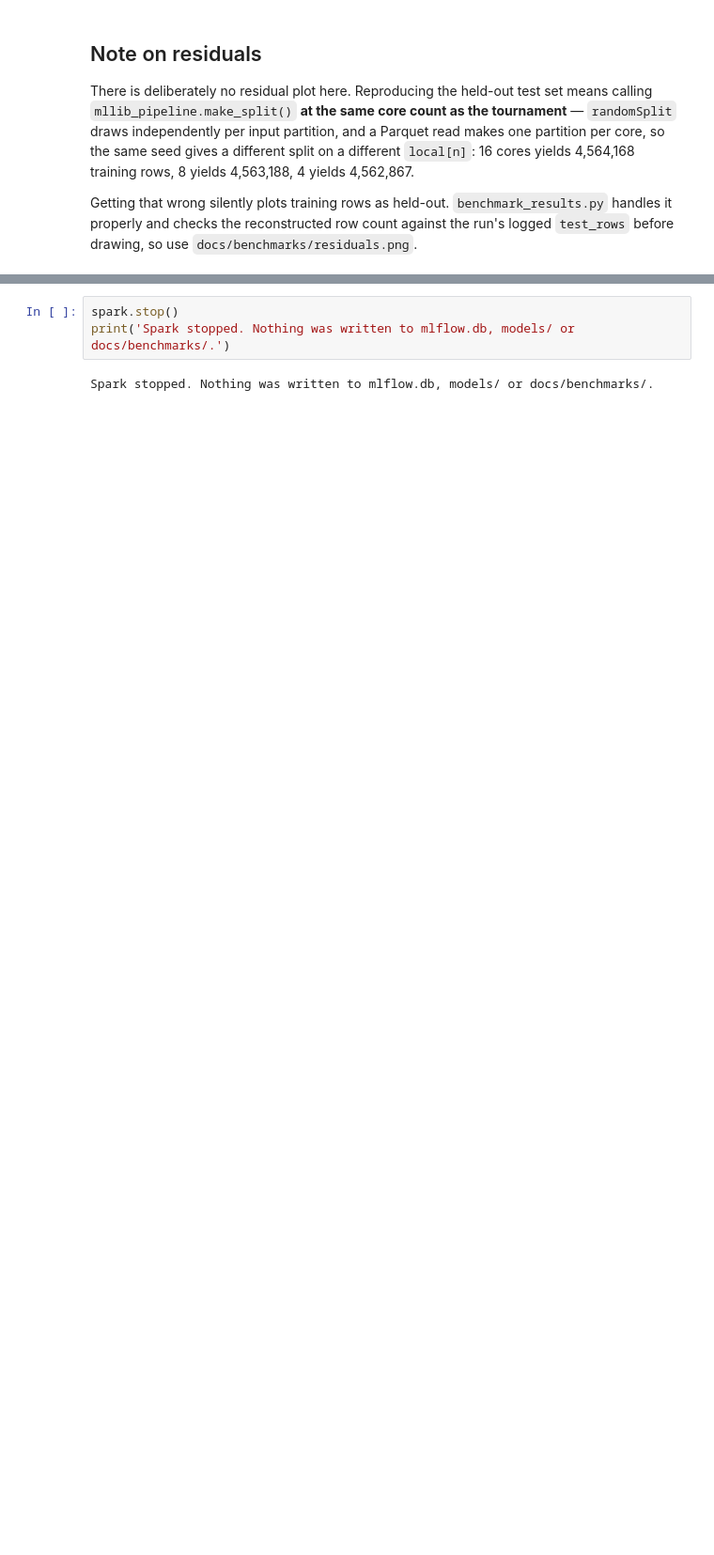
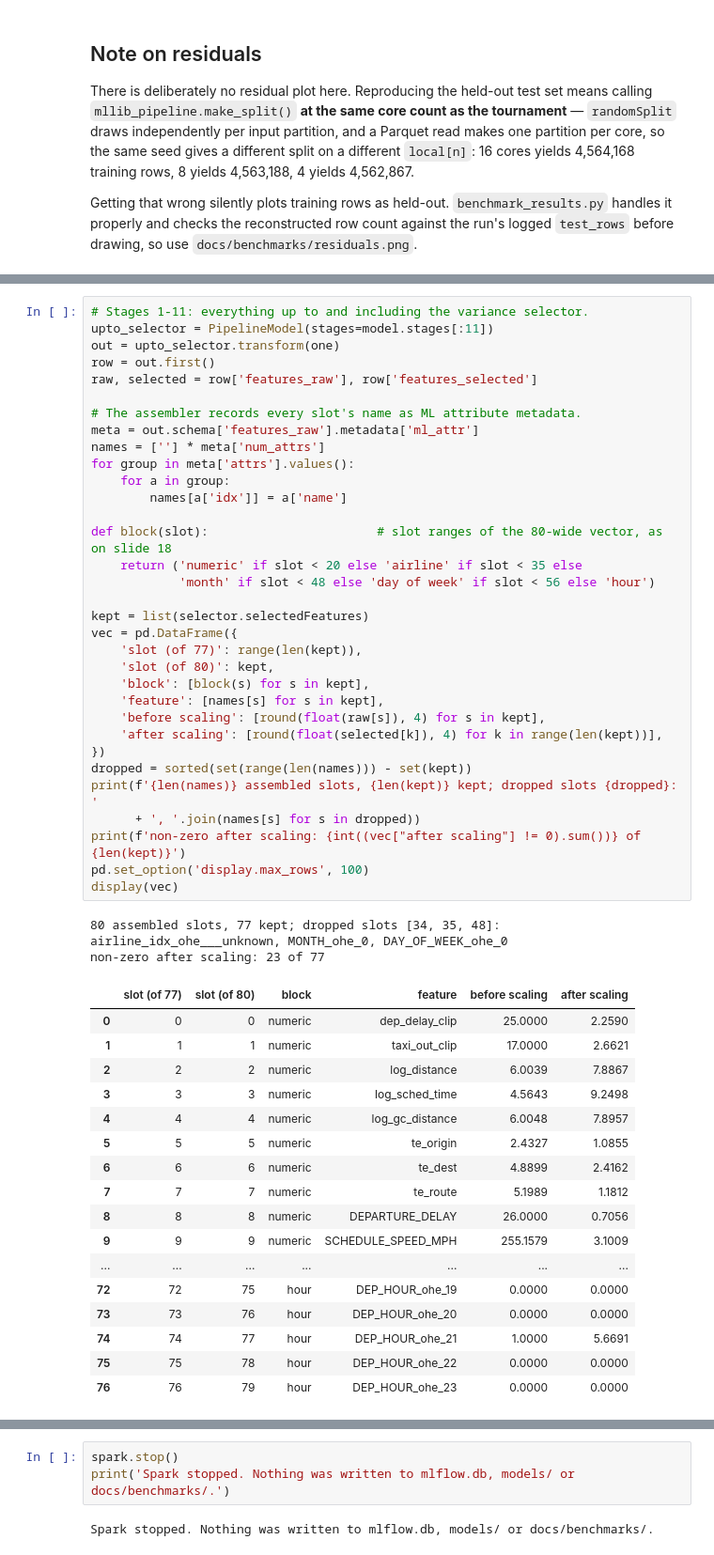
Before and after one commit to YN2TB/Supervised_learning_pipeline_spark, a Jupyter notebook: notebooks/visualisations.ipynb, the cells around one changed output, grey strips where cells are left out. Shown at 94% size. Drawn from its saved outputs; the diff is of its cells as text; blank space fills up the shorter version.

```diff
--- a/notebooks/visualisations.ipynb
+++ b/notebooks/visualisations.ipynb
@@ -747,0 +777,53 @@ logged `test_rows` before drawing, so use `docs/benchmarks/residuals.png`.
+# %%
+# Stages 1-11: everything up to and including the variance selector.
+upto_selector = PipelineModel(stages=model.stages[:11])
+out = upto_selector.transform(one)
+row = out.first()
+raw, selected = row['features_raw'], row['features_selected']
+
+# The assembler records every slot's name as ML attribute metadata.
+meta = out.schema['features_raw'].metadata['ml_attr']
+names = [''] * meta['num_attrs']
+for group in meta['attrs'].values():
+    for a in group:
+        names[a['idx']] = a['name']
+
+def block(slot):                       # slot ranges of the 80-wide vector, as on slide 18
+    return ('numeric' if slot < 20 else 'airline' if slot < 35 else
+            'month' if slot < 48 else 'day of week' if slot < 56 else 'hour')
+
+kept = list(selector.selectedFeatures)
+vec = pd.DataFrame({
+    'slot (of 77)': range(len(kept)),
+    'slot (of 80)': kept,
+    'block': [block(s) for s in kept],
+    'feature': [names[s] for s in kept],
+    'before scaling': [round(float(raw[s]), 4) for s in kept],
+    'after scaling': [round(float(selected[k]), 4) for k in range(len(kept))],
+})
+dropped = sorted(set(range(len(names))) - set(kept))
+print(f'{len(names)} assembled slots, {len(kept)} kept; dropped slots {dropped}: '
+      + ', '.join(names[s] for s in dropped))
+print(f'non-zero after scaling: {int((vec["after scaling"] != 0).sum())} of {len(kept)}')
+pd.set_option('display.max_rows', 100)
+display(vec)
+# %% [output]
+80 assembled slots, 77 kept; dropped slots [34, 35, 48]: airline_idx_ohe___unknown, MONTH_ohe_0, DAY_OF_WEEK_ohe_0
+non-zero after scaling: 23 of 77
+|  | slot (of 77) | slot (of 80) | block | feature | before scaling | after scaling |
+| 0 | 0 | 0 | numeric | dep_delay_clip | 25.0000 | 2.2590 |
+| 1 | 1 | 1 | numeric | taxi_out_clip | 17.0000 | 2.6621 |
+| 2 | 2 | 2 | numeric | log_distance | 6.0039 | 7.8867 |
+| 3 | 3 | 3 | numeric | log_sched_time | 4.5643 | 9.2498 |
+| 4 | 4 | 4 | numeric | log_gc_distance | 6.0048 | 7.8957 |
+| 5 | 5 | 5 | numeric | te_origin | 2.4327 | 1.0855 |
+| 6 | 6 | 6 | numeric | te_dest | 4.8899 | 2.4162 |
+| 7 | 7 | 7 | numeric | te_route | 5.1989 | 1.1812 |
+| 8 | 8 | 8 | numeric | DEPARTURE_DELAY | 26.0000 | 0.7056 |
+| 9 | 9 | 9 | numeric | SCHEDULE_SPEED_MPH | 255.1579 | 3.1009 |
+| ... | ... | ... | ... | ... | ... | ... |
+| 72 | 72 | 75 | hour | DEP_HOUR_ohe_19 | 0.0000 | 0.0000 |
+| 73 | 73 | 76 | hour | DEP_HOUR_ohe_20 | 0.0000 | 0.0000 |
+| 74 | 74 | 77 | hour | DEP_HOUR_ohe_21 | 1.0000 | 5.6691 |
+| 75 | 75 | 78 | hour | DEP_HOUR_ohe_22 | 0.0000 | 0.0000 |
+| 76 | 76 | 79 | hour | DEP_HOUR_ohe_23 | 0.0000 | 0.0000 |
```
Also changed, not shown: parts of 5 cells of this notebook.
